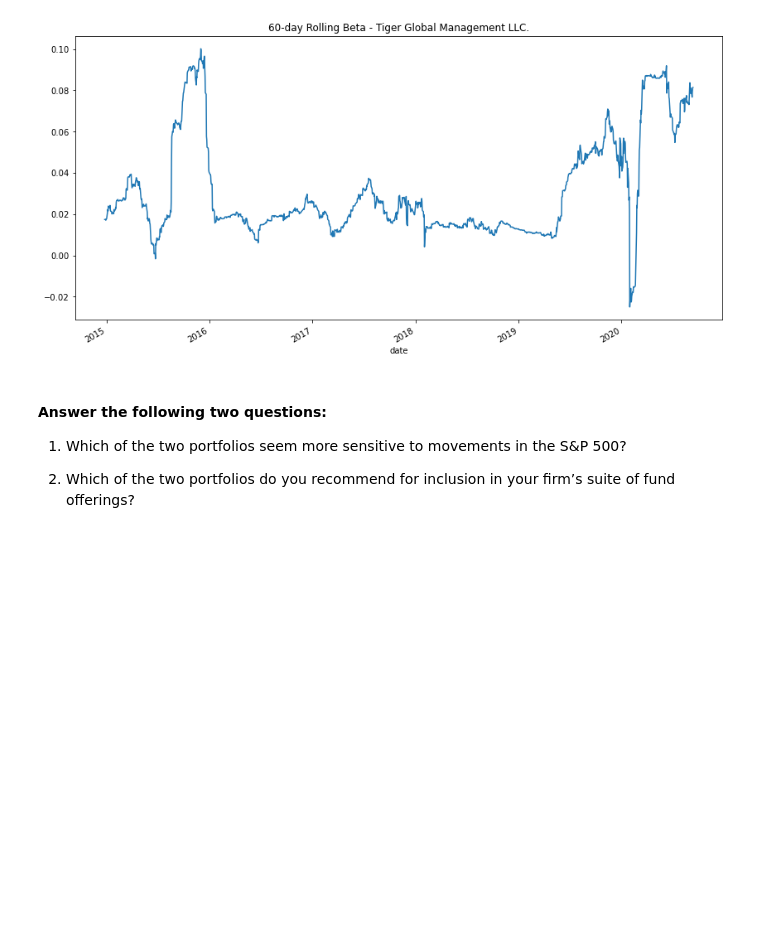
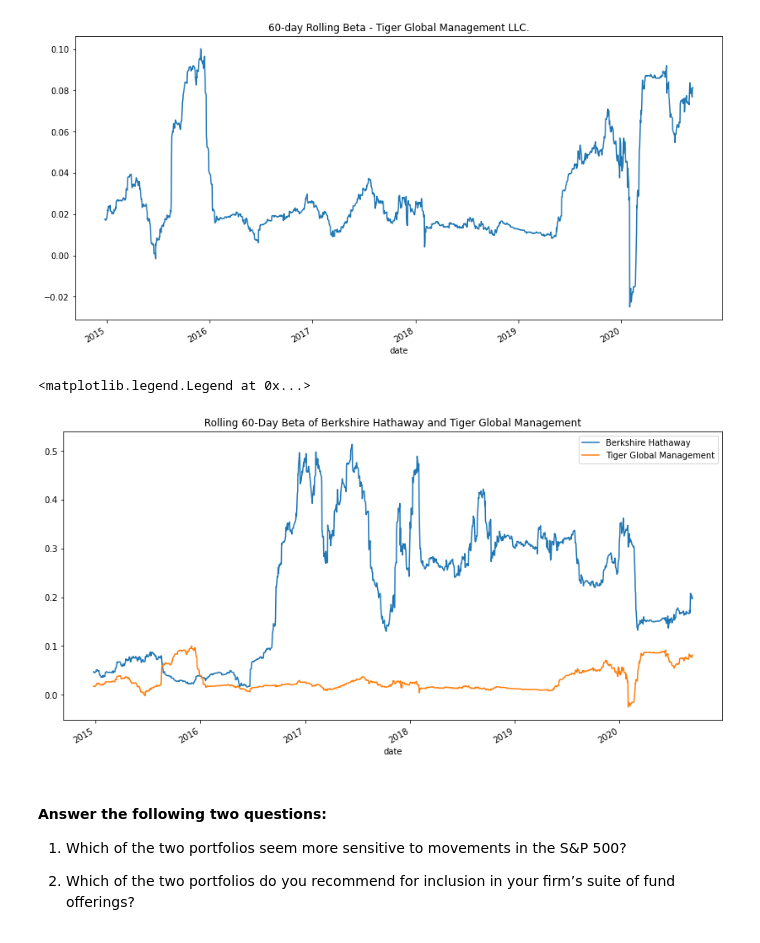
Before and after one commit to coronado212/whales_portfolio_analysis, a Jupyter notebook: risk_return_analysis.ipynb, the cells around one changed output. Cells and saved outputs as stored; diff of their text form; code cells hidden in the pictures; blank space fills up the shorter version.

Commit message:
diversified the portfolio

```diff
--- a/risk_return_analysis.ipynb
+++ b/risk_return_analysis.ipynb
@@ -462,6 +462,18 @@ tiger_beta.plot(figsize=(14,7), title="60-day Rolling Beta - Tiger Global Manage
 # %% [output]
 <AxesSubplot:title={'center':'60-day Rolling Beta - Tiger Global Management LLC.'}, xlabel='date'>
 [figure]
+# %%
+# Create a plot that visualizes the 60-day rolling beta for both portfolios
+ax = bk_beta.plot(figsize=(14, 7), title='Rolling 60-Day Beta of Berkshire Hathaway and Tiger Global Management')
+
+# Overlay the plots
+tiger_beta.plot(ax=ax)
+
+# Set the legend for the visualization
+ax.legend(["Berkshire Hathaway", "Tiger Global Management"])
+# %% [output]
+<matplotlib.legend.Legend at 0x...>
+[figure, added]
 # %% [markdown]
 #### Answer the following two questions:
 
```
Also changed, not shown: parts of 4 cells of this notebook, 2 other files.
